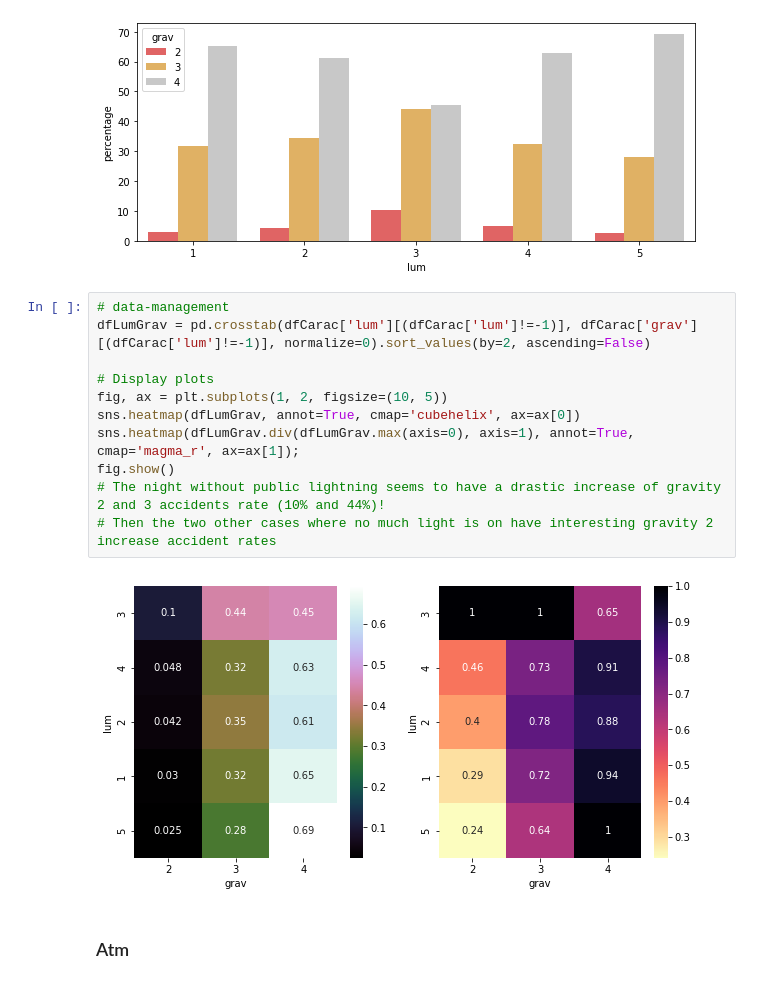
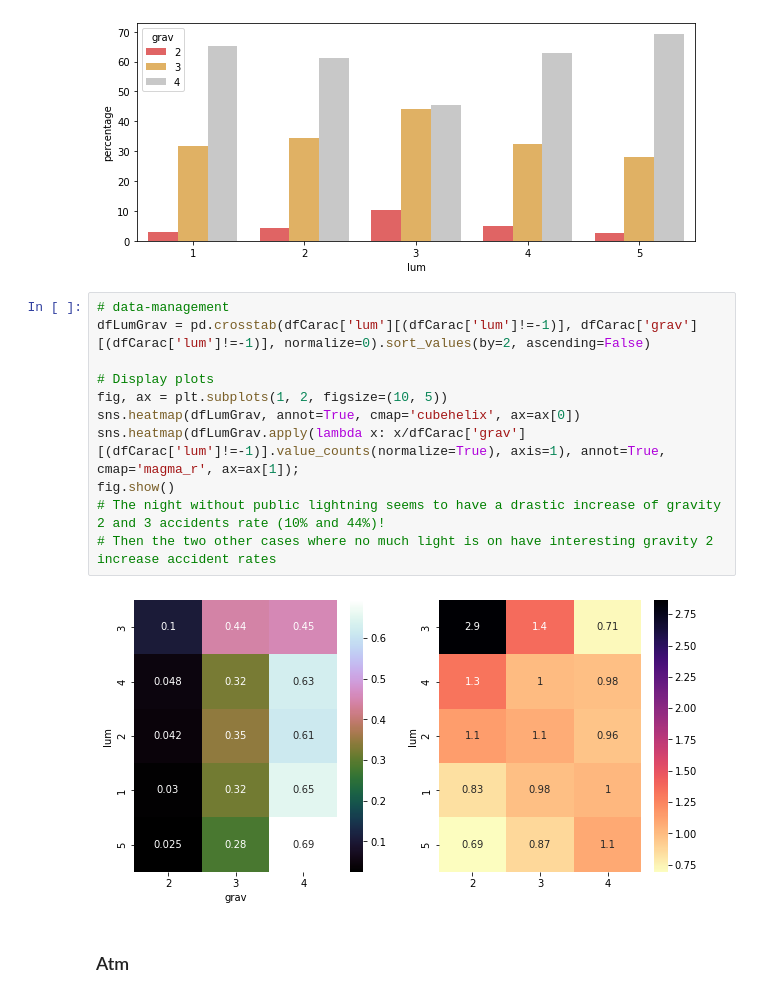
Before and after one commit to YacineHajjiDataScientist/20220814_dsProject, a Jupyter notebook: 20220821_projectDS.ipynb, the cells around one changed output. Cells and saved outputs as stored; diff of their text form.

```diff
--- a/20220821_projectDS.ipynb
+++ b/20220821_projectDS.ipynb
@@ -634,16 +634,16 @@ sns.barplot(x="lum", y="percentage", hue="grav", data=dfCaracGpByLum,
 # %%
 # data-management
 dfLumGrav = pd.crosstab(dfCarac['lum'][(dfCarac['lum']!=-1)], dfCarac['grav'][(dfCarac['lum']!=-1)], normalize=0).sort_values(by=2, ascending=False)
 
 # Display plots
 fig, ax = plt.subplots(1, 2, figsize=(10, 5))
 sns.heatmap(dfLumGrav, annot=True, cmap='cubehelix', ax=ax[0])
-sns.heatmap(dfLumGrav.div(dfLumGrav.max(axis=0), axis=1), annot=True, cmap='magma_r', ax=ax[1]);
+sns.heatmap(dfLumGrav.apply(lambda x: x/dfCarac['grav'][(dfCarac['lum']!=-1)].value_counts(normalize=True), axis=1), annot=True, cmap='magma_r', ax=ax[1]);
 fig.show()
 # The night without public lightning seems to have a drastic increase of gravity 2 and 3 accidents rate (10% and 44%)!
 # Then the two other cases where no much light is on have interesting gravity 2 increase accident rates
 # %% [output]
-[figure, old version]
+[figure, new version]
 # %% [markdown]
 ### Atm
 # %%
```
Also changed, not shown: parts of 43 cells of this notebook.
